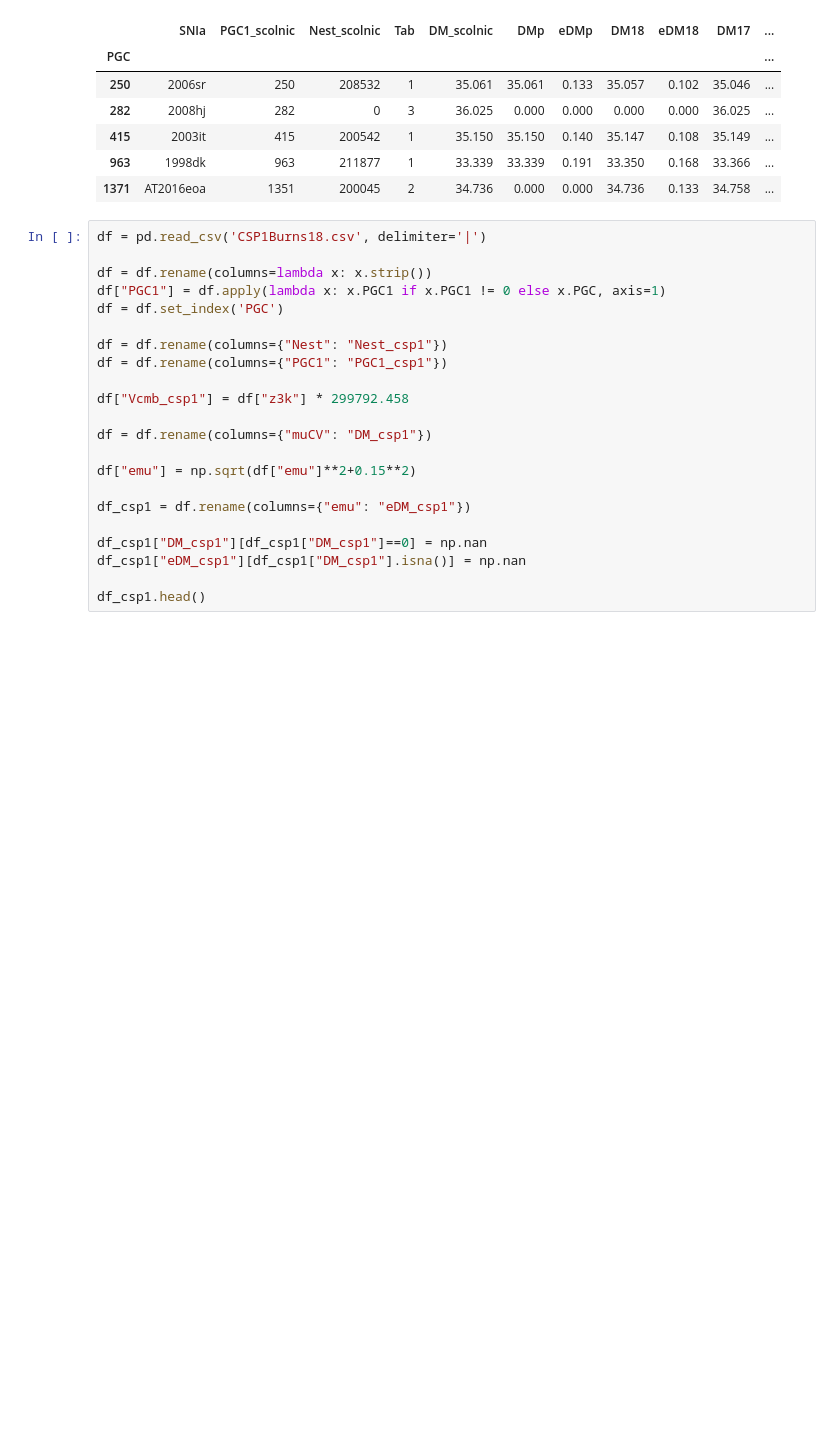
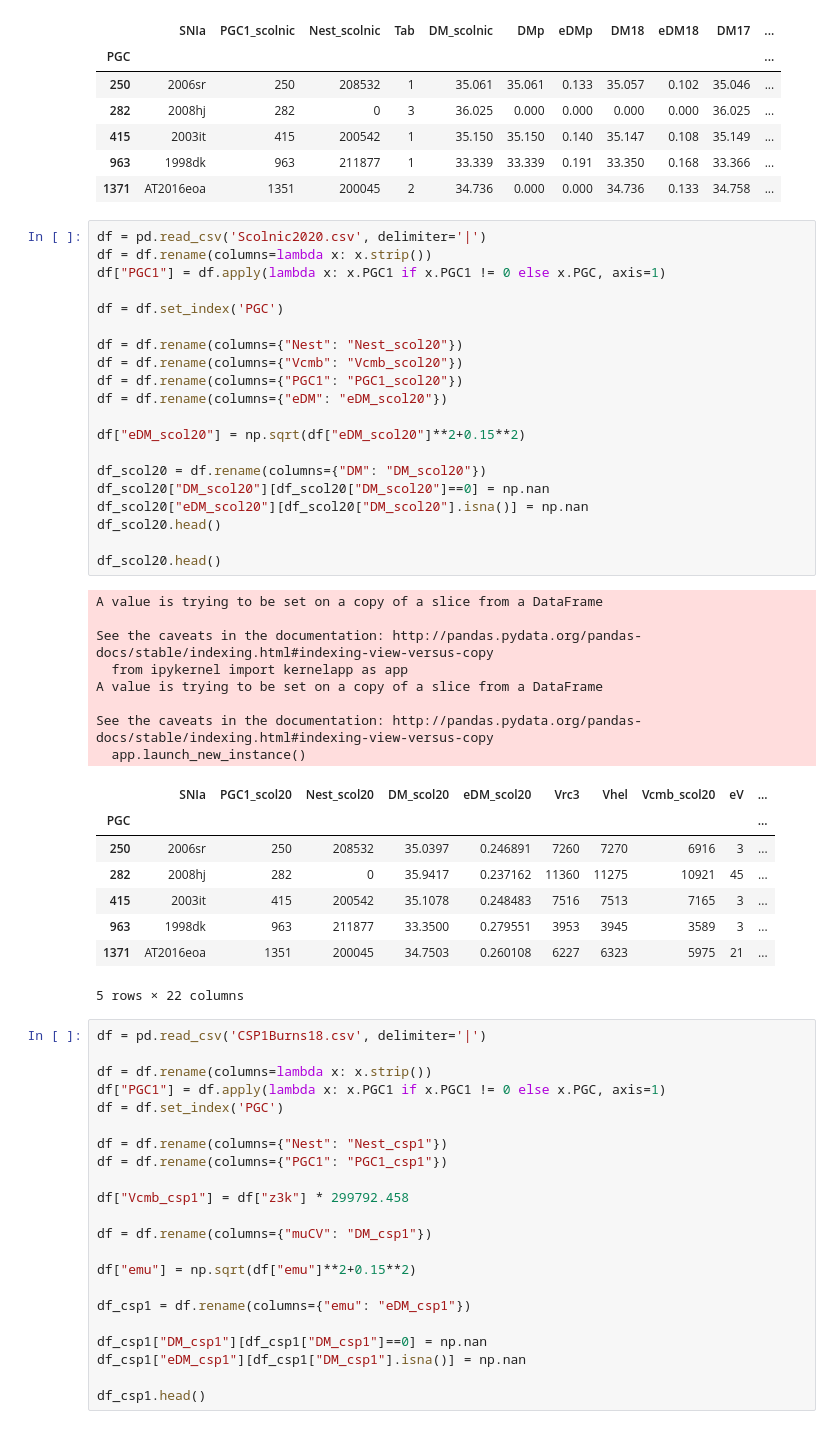
Before and after one commit to ekourkchi/CF4catalog, a Jupyter notebook: SNIa_groups.ipynb, the cells around one changed output. Saved outputs shown, nothing was run; the diff lists cells and outputs as text; blank space fills up the shorter version.

```diff
--- a/SNIa_groups.ipynb
+++ b/SNIa_groups.ipynb
@@ -255,6 +246,43 @@ See the caveats in the documentation: http://pandas.pydata.org/pandas-docs/stabl
 | 415 | 2003it | 415 | 200542 | 1 | 35.150 | 35.150 | 0.140 | 35.147 | 0.108 | 35.149 | ... |
 | 963 | 1998dk | 963 | 211877 | 1 | 33.339 | 33.339 | 0.191 | 33.350 | 0.168 | 33.366 | ... |
 | 1371 | AT2016eoa | 1351 | 200045 | 2 | 34.736 | 0.000 | 0.000 | 34.736 | 0.133 | 34.758 | ... |
+# %%
+df = pd.read_csv('Scolnic2020.csv', delimiter='|')
+df = df.rename(columns=lambda x: x.strip())
+df["PGC1"] = df.apply(lambda x: x.PGC1 if x.PGC1 != 0 else x.PGC, axis=1)
+
+df = df.set_index('PGC')
+
+df = df.rename(columns={"Nest": "Nest_scol20"})
+df = df.rename(columns={"Vcmb": "Vcmb_scol20"})
+df = df.rename(columns={"PGC1": "PGC1_scol20"})
+df = df.rename(columns={"eDM": "eDM_scol20"})
+
+df["eDM_scol20"] = np.sqrt(df["eDM_scol20"]**2+0.15**2)
+
+df_scol20 = df.rename(columns={"DM": "DM_scol20"})
+df_scol20["DM_scol20"][df_scol20["DM_scol20"]==0] = np.nan
+df_scol20["eDM_scol20"][df_scol20["DM_scol20"].isna()] = np.nan
+df_scol20.head()
+
+df_scol20.head()
+# %% [output]
+A value is trying to be set on a copy of a slice from a DataFrame
+
+See the caveats in the documentation: http://pandas.pydata.org/pandas-docs/stable/indexing.html#indexing-view-versus-copy
+  from ipykernel import kernelapp as app
+A value is trying to be set on a copy of a slice from a DataFrame
+
+See the caveats in the documentation: http://pandas.pydata.org/pandas-docs/stable/indexing.html#indexing-view-versus-copy
+  app.launch_new_instance()
+|  | SNIa | PGC1_scol20 | Nest_scol20 | DM_scol20 | eDM_scol20 | Vrc3 | Vhel | Vcmb_scol20 | eV | ... |
+| PGC |  |  |  |  |  |  |  |  |  | ... |
+| 250 | 2006sr | 250 | 208532 | 35.0397 | 0.246891 | 7260 | 7270 | 6916 | 3 | ... |
+| 282 | 2008hj | 282 | 0 | 35.9417 | 0.237162 | 11360 | 11275 | 10921 | 45 | ... |
+| 415 | 2003it | 415 | 200542 | 35.1078 | 0.248483 | 7516 | 7513 | 7165 | 3 | ... |
+| 963 | 1998dk | 963 | 211877 | 33.3500 | 0.279551 | 3953 | 3945 | 3589 | 3 | ... |
+| 1371 | AT2016eoa | 1351 | 200045 | 34.7503 | 0.260108 | 6227 | 6323 | 5975 | 21 | ... |
+5 rows × 22 columns
 # %%
 df = pd.read_csv('CSP1Burns18.csv', delimiter='|')
 
```
Also changed, not shown: parts of 4 cells of this notebook, 9 other files.
